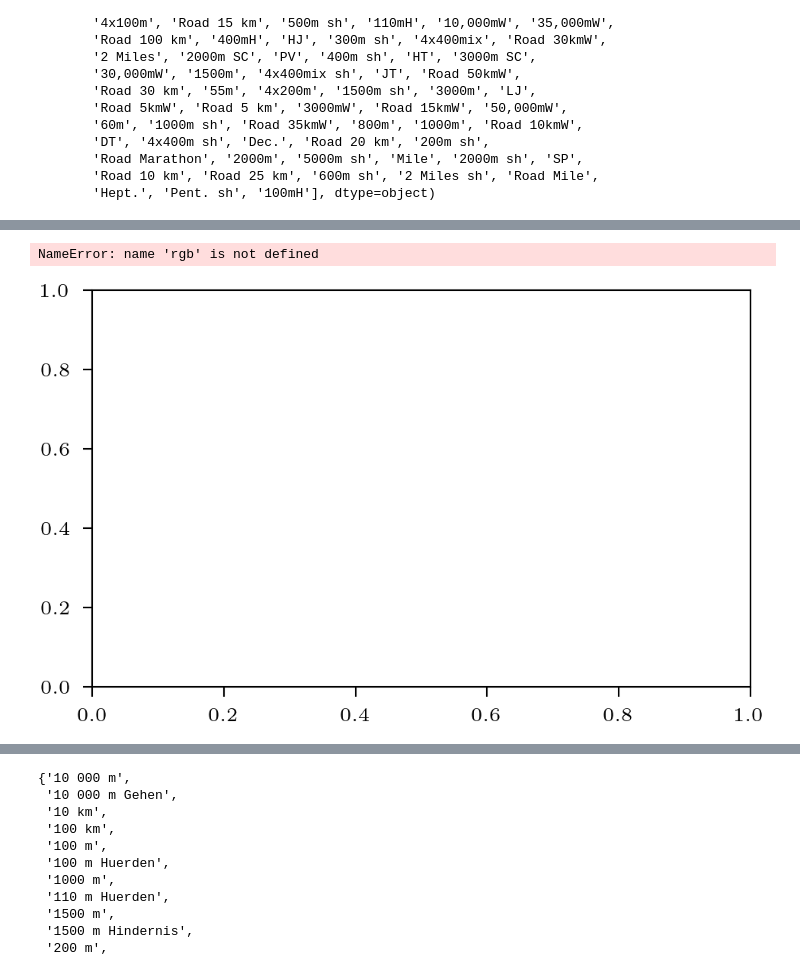
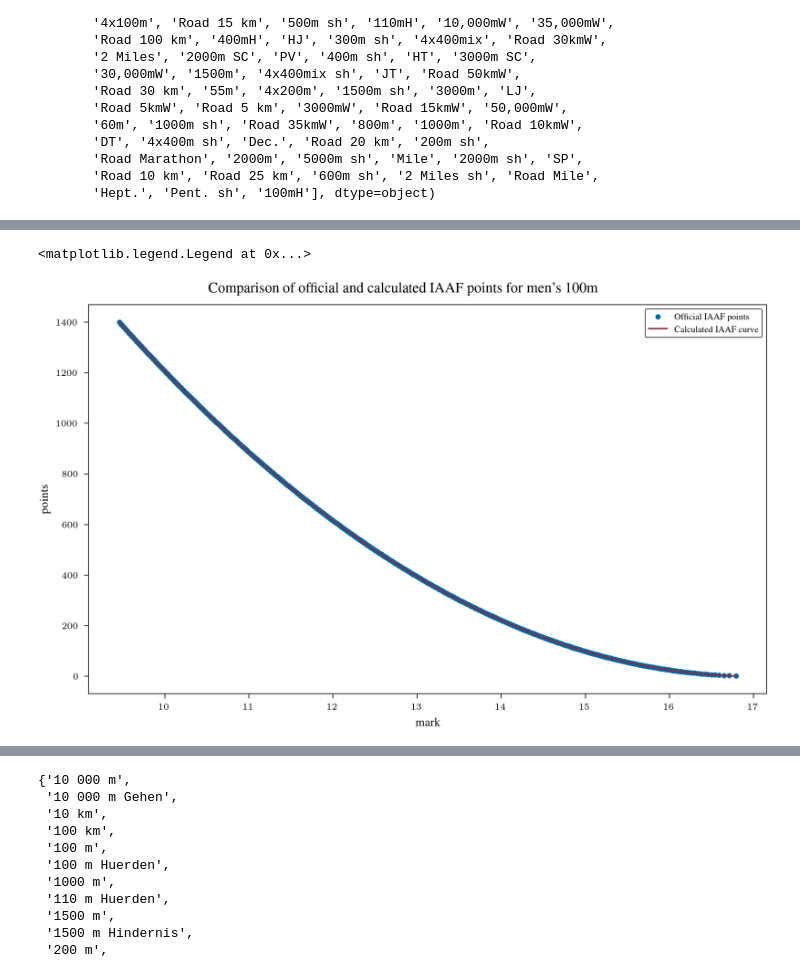
Before and after one commit to maxwernz/Data-Literacy, a Jupyter notebook: max/iaaf_points/score_plots.ipynb, the cells around one changed output, grey strips where cells are left out. Cells and saved outputs as stored; diff of their text form; code cells hidden in the pictures.

```diff
--- a/max/iaaf_points/score_plots.ipynb
+++ b/max/iaaf_points/score_plots.ipynb
@@ -104,38 +93,36 @@ gender = 'men'
 df = iaaf_points[
     (iaaf_points['event'] == discipline) &
     (iaaf_points['gender'] == gender)
 ]
 
 # Sort by mark (VERY important!)
 df = df.sort_values("mark")
 
 # Official points
 ax.scatter(
     df['mark'],
     df['points'],
-    color=rgb.tue_dark,
     label='Official IAAF points',
-    s=15
+    color=plt.rgb.tue_blue,
+    marker='.'
 )
 
 # Smooth x-values for a clean curve
 import numpy as np
 x_curve = np.linspace(df['mark'].min(), df['mark'].max(), 400)
 y_curve = [score_from_mark(gender, discipline, x, iaaf_coefficients) for x in x_curve]
 
 # Regression curve
 ax.plot(
     x_curve,
     y_curve,
-    color=rgb.tue_red,
-    label='Calculated IAAF curve',
-    linewidth=2
+    label='Calculated IAAF curve'
 )
 
 fig.suptitle(f"Comparison of official and calculated IAAF points for {gender}'s {discipline}")
 ax.set_xlabel("mark")
 ax.set_ylabel("points")
-ax.legend()
+plt.legend()
 # %% [output]
-NameError: name 'rgb' is not defined
+<matplotlib.legend.Legend at 0x...>
-[figure, old version]
+[figure, new version]
```
Also changed, not shown: parts of 6 cells of this notebook, 22 other files.
